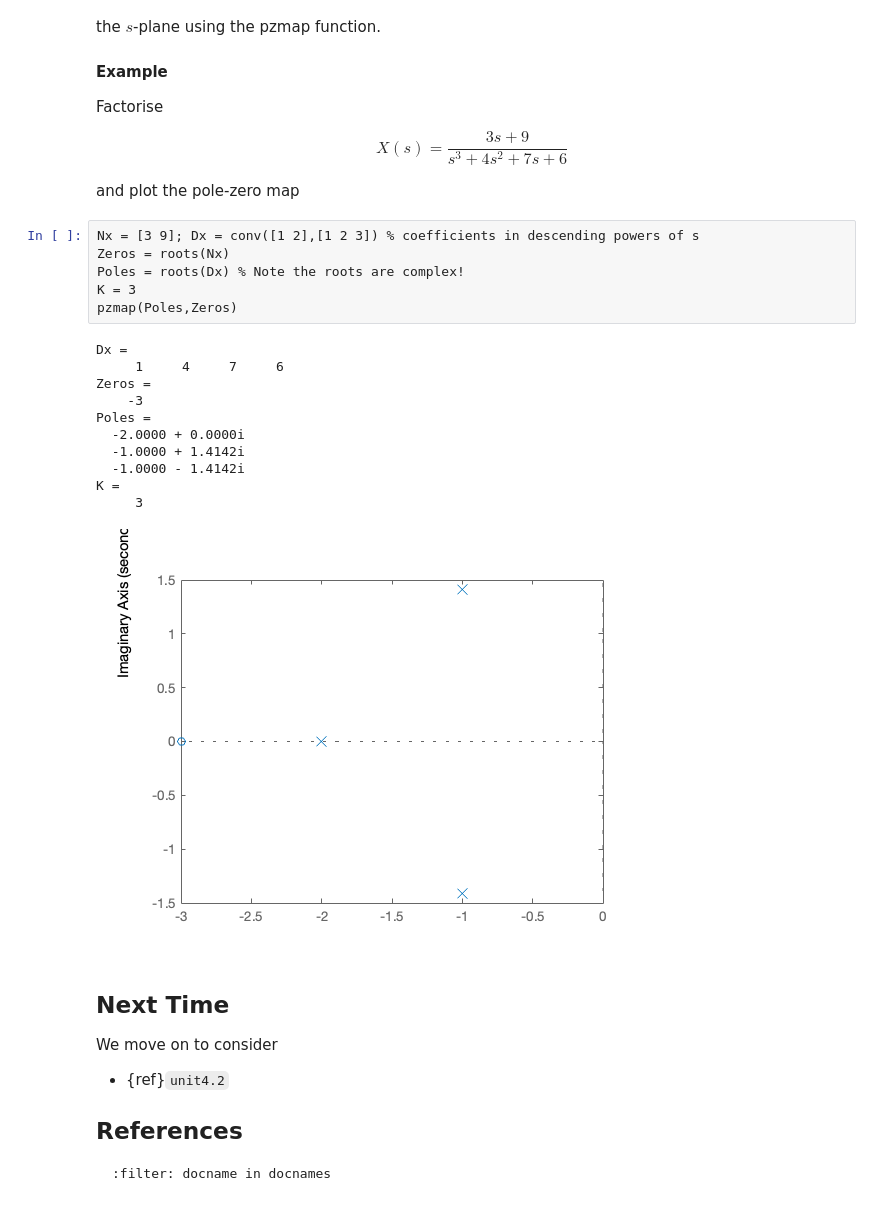
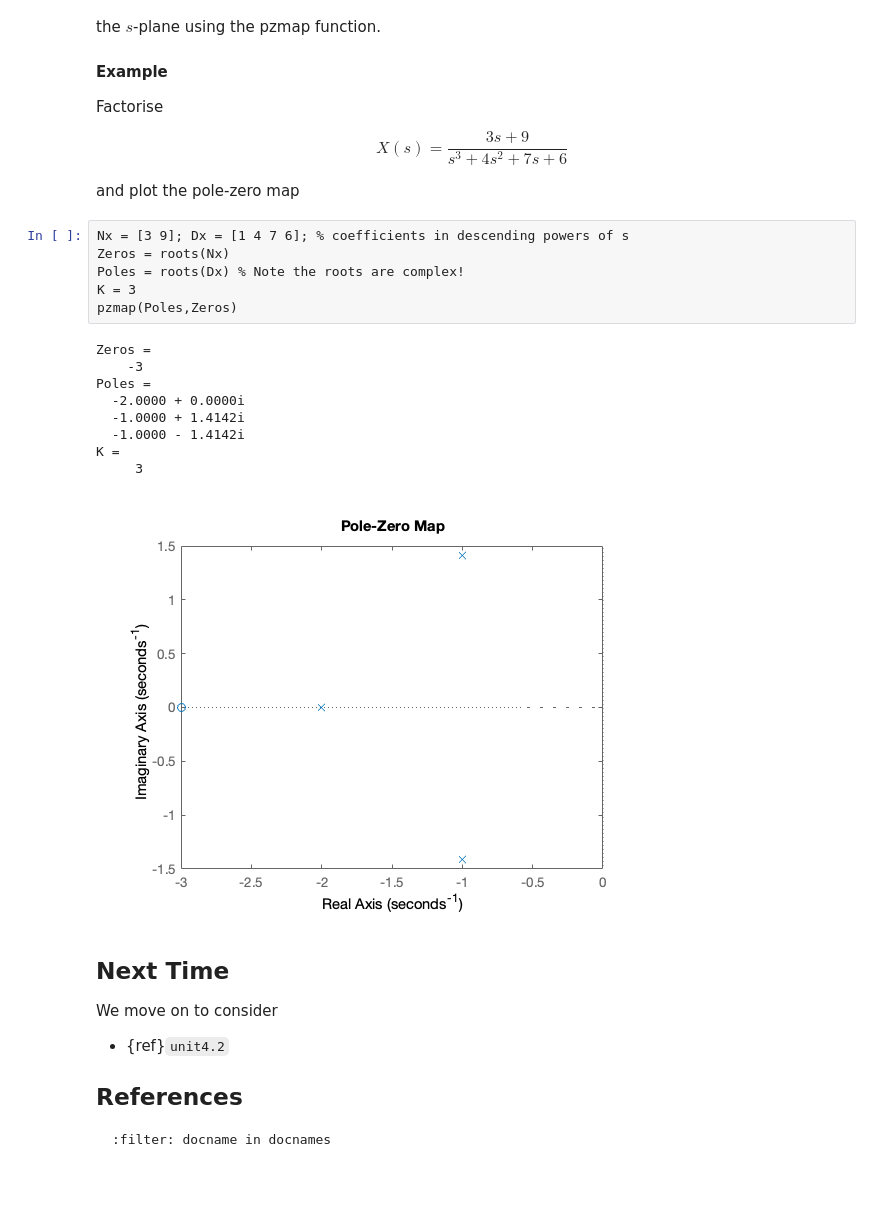
Before and after one commit to cpjobling/eg-150-textbook, a Jupyter notebook: _sources/laplace_transform/1/laplace.ipynb, the cells around one changed output. Saved outputs shown, nothing was run; the diff lists cells and outputs as text.

```diff
--- a/_sources/laplace_transform/1/laplace.ipynb
+++ b/_sources/laplace_transform/1/laplace.ipynb
@@ -392,23 +411,21 @@ $$X(s) = \frac{3s+9}{s^3+4s^2+7s + 6}$$
 
 and plot the pole-zero map
 # %%
-Nx = [3 9]; Dx = conv([1 2],[1 2 3]) % coefficients in descending powers of s
+Nx = [3 9]; Dx = [1 4 7 6]; % coefficients in descending powers of s
 Zeros = roots(Nx)
 Poles = roots(Dx) % Note the roots are complex!
 K = 3
 pzmap(Poles,Zeros)
 # %% [output]
-Dx =
-     1     4     7     6
 Zeros =
     -3
 Poles =
   -2.0000 + 0.0000i
   -1.0000 + 1.4142i
   -1.0000 - 1.4142i
 K =
      3
-[figure, old version]
+[figure, new version]
 # %% [markdown]
 ## Next Time
 
```
Also changed, not shown: parts of 3 cells of this notebook, 51 other files.
